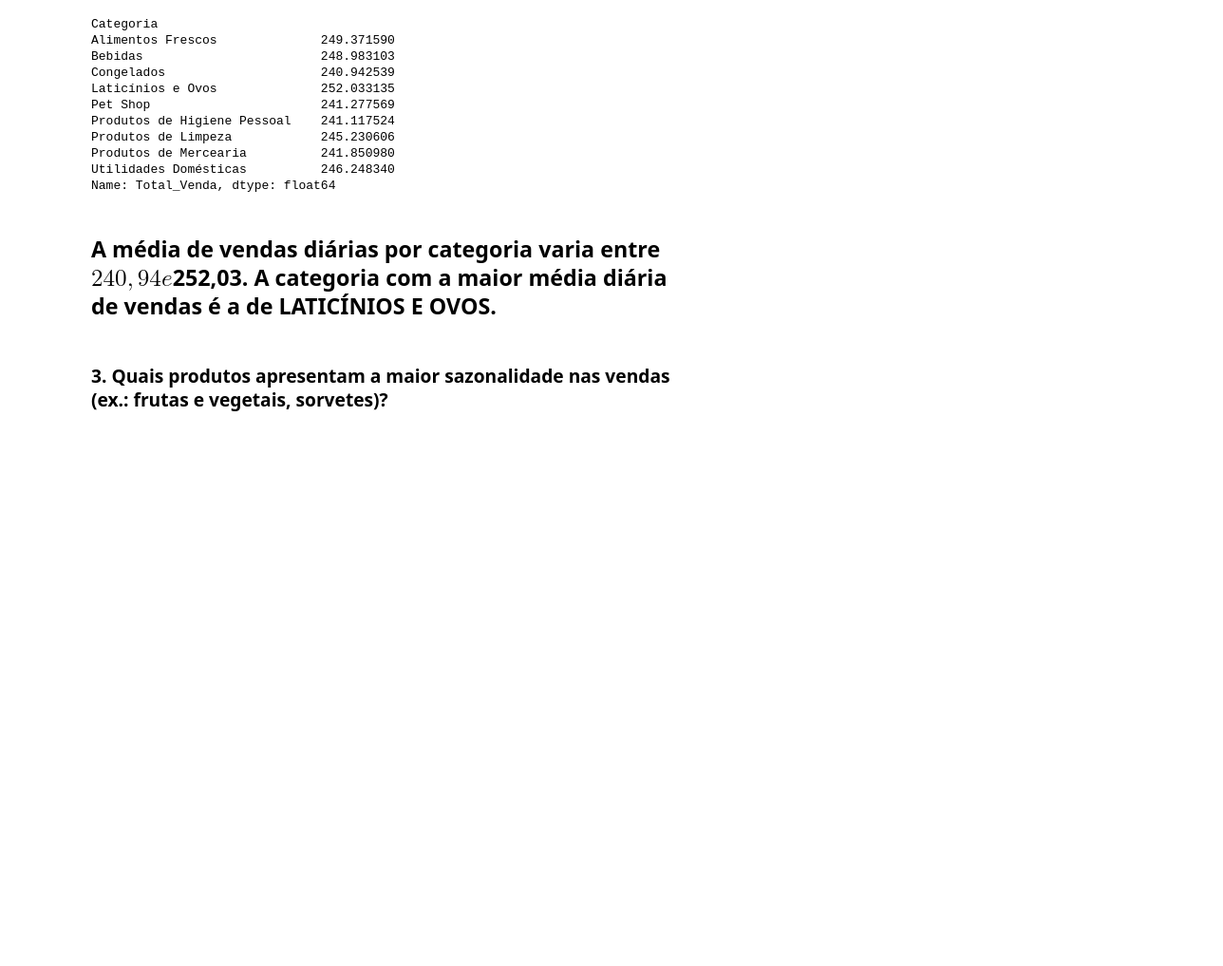
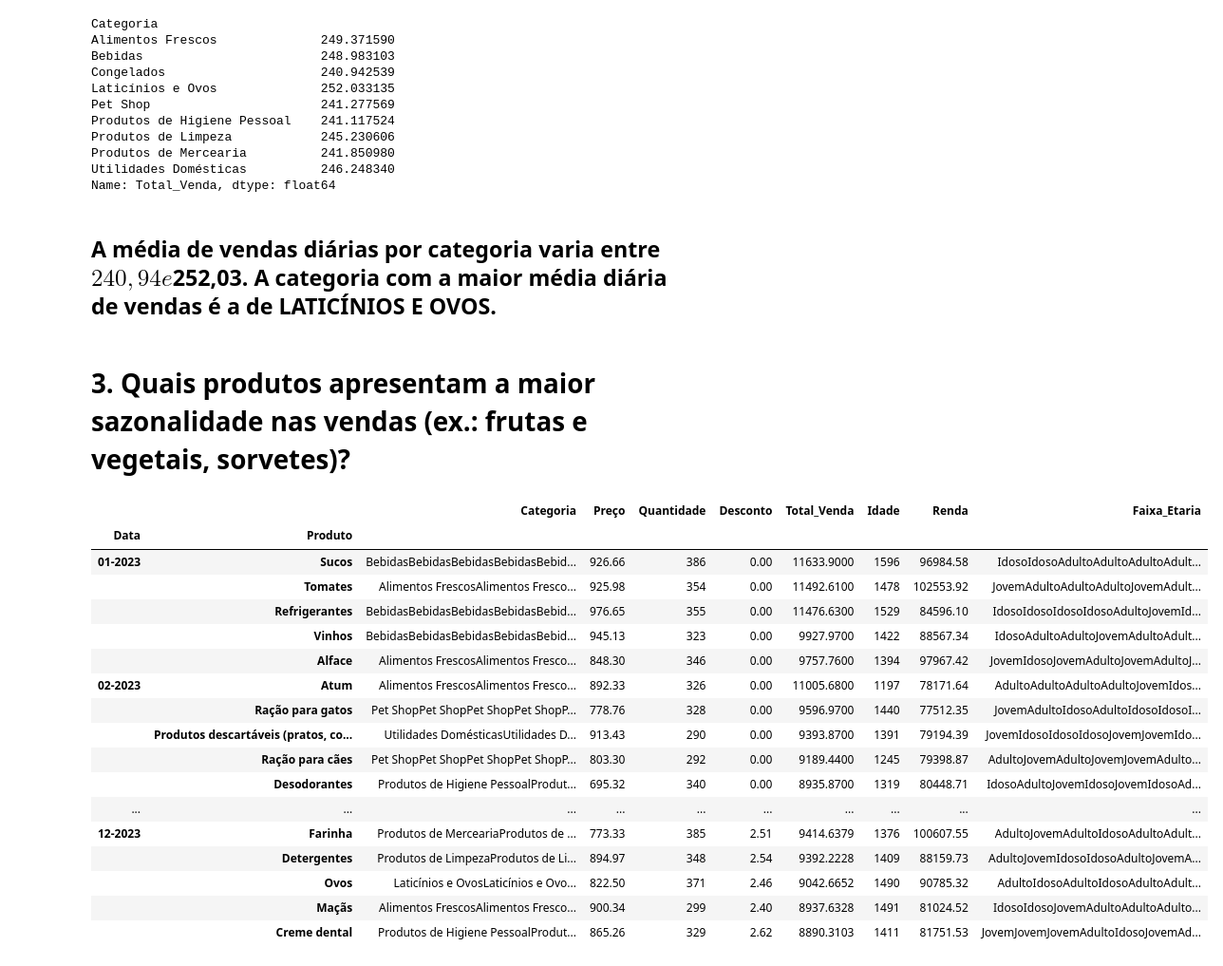
Before and after one commit to cleber-lamartine/Projeto_Analise_de_Dados, a Jupyter notebook: projeto.ipynb, the cells around one changed output. Shown at 95% size. Cells and saved outputs as stored; diff of their text form; code cells hidden in the pictures; blank space fills up the shorter version.

```diff
--- a/projeto.ipynb
+++ b/projeto.ipynb
@@ -168,4 +168,28 @@ Name: Total_Venda, dtype: float64
 # %% [markdown]
 ## A média de vendas diárias por categoria varia entre $240,94 e $252,03. A categoria com a maior média diária de vendas é a de LATICÍNIOS E OVOS.
 # %% [markdown]
-### 3. Quais   produtos   apresentam   a   maior   sazonalidade   nas   vendas   (ex.:   frutas   e   vegetais, sorvetes)?
+# 3. Quais   produtos   apresentam   a   maior   sazonalidade   nas   vendas   (ex.:   frutas   e   vegetais, sorvetes)?
+# %%
+# utilizaremos o mesmo método utilizado para a determinação das categorias
+vendas_mensal_produto = df_VSCmensal.groupby(['Data','Produto']).sum()
+sazonalidade_produto = vendas_mensal_produto.sort_values(['Data','Total_Venda'], ascending=[True, False]).groupby('Data').head(5)
+sazonalidade_produto
+# %% [output]
+|  |  | Categoria | Preço | Quantidade | Desconto | Total_Venda | Idade | Renda | Faixa_Etaria |
+| Data | Produto |  |  |  |  |  |  |  |  |
+| 01-2023 | Sucos | BebidasBebidasBebidasBebidasBebid... | 926.66 | 386 | 0.00 | 11633.9000 | 1596 | 96984.58 | IdosoIdosoAdultoAdultoAdultoAdult... |
+|  | Tomates | Alimentos FrescosAlimentos Fresco... | 925.98 | 354 | 0.00 | 11492.6100 | 1478 | 102553.92 | JovemAdultoAdultoAdultoJovemAdult... |
+|  | Refrigerantes | BebidasBebidasBebidasBebidasBebid... | 976.65 | 355 | 0.00 | 11476.6300 | 1529 | 84596.10 | IdosoIdosoIdosoIdosoAdultoJovemId... |
+|  | Vinhos | BebidasBebidasBebidasBebidasBebid... | 945.13 | 323 | 0.00 | 9927.9700 | 1422 | 88567.34 | IdosoAdultoAdultoJovemAdultoAdult... |
+|  | Alface | Alimentos FrescosAlimentos Fresco... | 848.30 | 346 | 0.00 | 9757.7600 | 1394 | 97967.42 | JovemIdosoJovemAdultoJovemAdultoJ... |
+| 02-2023 | Atum | Alimentos FrescosAlimentos Fresco... | 892.33 | 326 | 0.00 | 11005.6800 | 1197 | 78171.64 | AdultoAdultoAdultoAdultoJovemIdos... |
+|  | Ração para gatos | Pet ShopPet ShopPet ShopPet ShopP... | 778.76 | 328 | 0.00 | 9596.9700 | 1440 | 77512.35 | JovemAdultoIdosoAdultoIdosoIdosoI... |
+|  | Produtos descartáveis (pratos, co... | Utilidades DomésticasUtilidades D... | 913.43 | 290 | 0.00 | 9393.8700 | 1391 | 79194.39 | JovemIdosoIdosoIdosoJovemJovemIdo... |
+|  | Ração para cães | Pet ShopPet ShopPet ShopPet ShopP... | 803.30 | 292 | 0.00 | 9189.4400 | 1245 | 79398.87 | AdultoJovemAdultoJovemJovemAdulto... |
+|  | Desodorantes | Produtos de Higiene PessoalProdut... | 695.32 | 340 | 0.00 | 8935.8700 | 1319 | 80448.71 | IdosoAdultoJovemIdosoJovemIdosoAd... |
+| ... | ... | ... | ... | ... | ... | ... | ... | ... | ... |
+| 12-2023 | Farinha | Produtos de MerceariaProdutos de ... | 773.33 | 385 | 2.51 | 9414.6379 | 1376 | 100607.55 | AdultoJovemAdultoIdosoAdultoAdult... |
+|  | Detergentes | Produtos de LimpezaProdutos de Li... | 894.97 | 348 | 2.54 | 9392.2228 | 1409 | 88159.73 | AdultoJovemIdosoIdosoAdultoJovemA... |
+|  | Ovos | Laticínios e OvosLaticínios e Ovo... | 822.50 | 371 | 2.46 | 9042.6652 | 1490 | 90785.32 | AdultoIdosoAdultoIdosoAdultoAdult... |
+|  | Maçãs | Alimentos FrescosAlimentos Fresco... | 900.34 | 299 | 2.40 | 8937.6328 | 1491 | 81024.52 | IdosoIdosoJovemAdultoAdultoAdulto... |
+|  | Creme dental | Produtos de Higiene PessoalProdut... | 865.26 | 329 | 2.62 | 8890.3103 | 1411 | 81751.53 | JovemJovemJovemAdultoIdosoJovemAd... |
```
Also changed, not shown: parts of 11 cells of this notebook.
